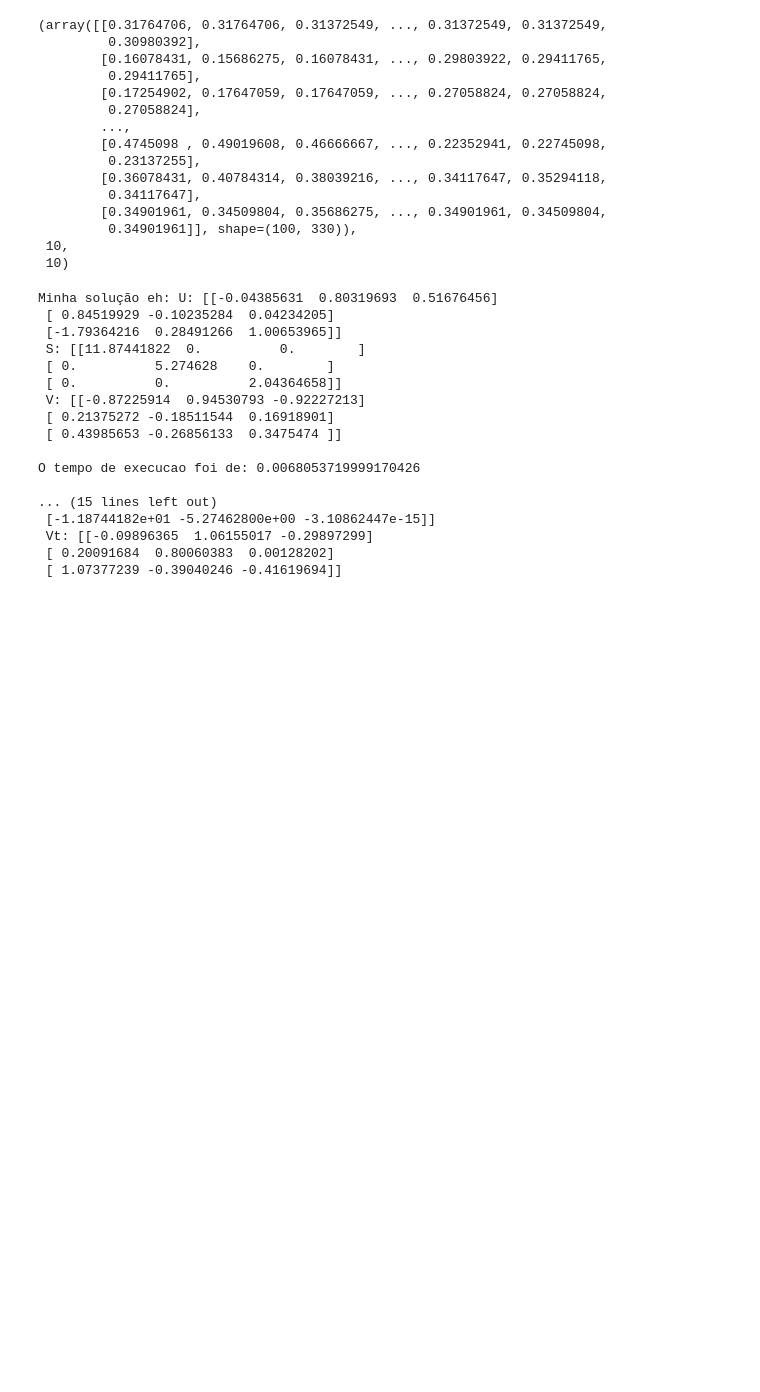
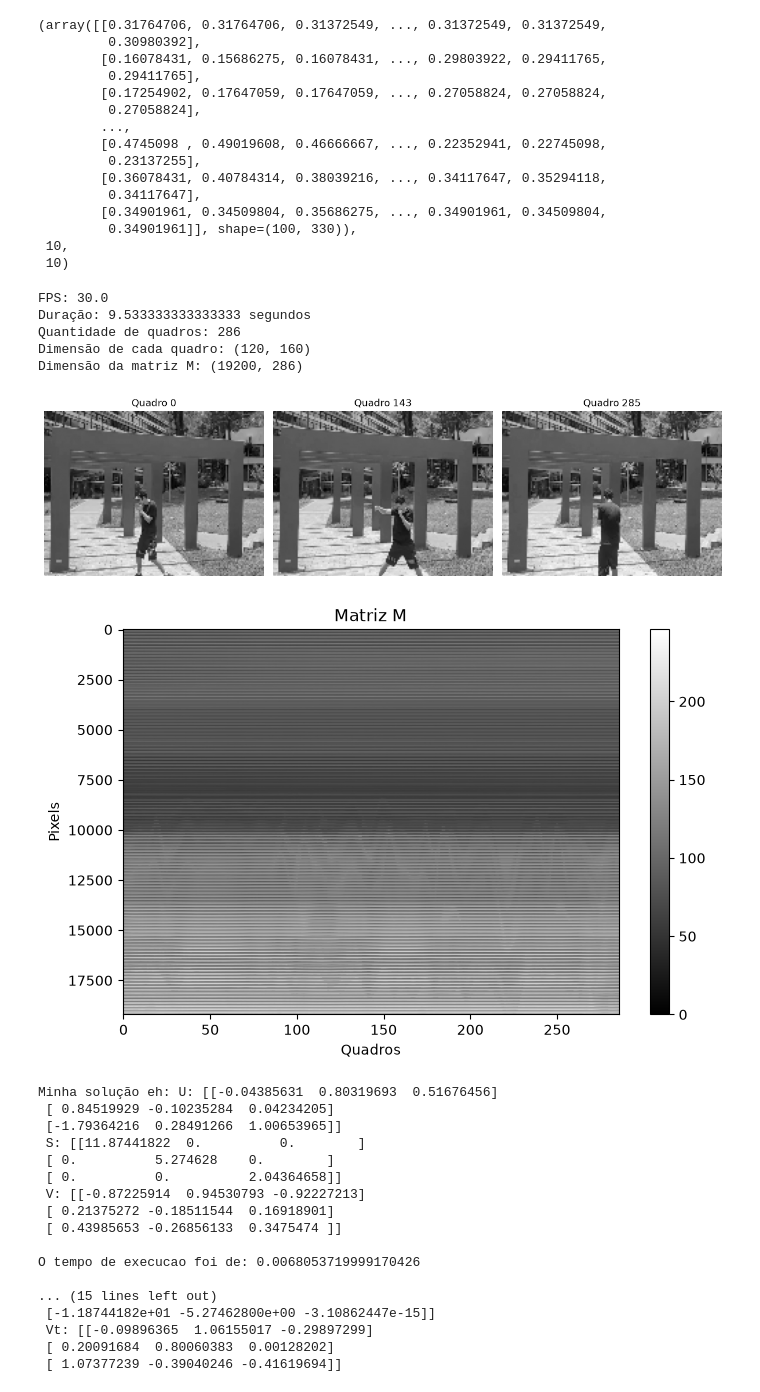
Before and after one commit to bruvanjura/calculo_numerico, a Jupyter notebook: codigo_teste.ipynb, the cells around one changed output. Saved outputs shown, nothing was run; the diff lists cells and outputs as text; code cells hidden in the pictures; blank space fills up the shorter version.

Commit message:
Adicionando um novo modo de obter a matriz M/BRUNO

```diff
--- a/codigo_teste.ipynb
+++ b/codigo_teste.ipynb
@@ -49,6 +49,83 @@ carregar_video_como_matriz("data/teste.mp4", 10, 10)
          0.34901961]], shape=(100, 330)),
  10,
  10)
+# %%
+#Teste 2
+
+# 1. Abrir o vídeo
+video = cv2.VideoCapture("data/teste2.mp4")
+
+# Informações do vídeo
+fps = video.get(cv2.CAP_PROP_FPS)
+total_frames = video.get(cv2.CAP_PROP_FRAME_COUNT)
+
+duracao = total_frames / fps
+
+print("FPS:", fps)
+print("Duração:", duracao, "segundos")
+
+# 2. Extrair e processar os quadros
+frames = []
+
+while True:
+    ret, frame = video.read()
+
+    if not ret:
+        break
+
+    # Converter para escala de cinza
+    gray = cv2.cvtColor(frame, cv2.COLOR_BGR2GRAY)
+
+    # Redimensionar os quadros
+    gray = cv2.resize(gray, (160, 120))
+
+    frames.append(gray)
+
+video.release()
+
+# 3. Verificar os quadros
+print("Quantidade de quadros:", len(frames))
+print("Dimensão de cada quadro:", frames[0].shape)
+
+# 4. Vetorizar cada quadro
+vetores = [frame.flatten() for frame in frames]
+
+# 5. Construir a matriz M
+M = np.column_stack(vetores).astype(float)
+
+print("Dimensão da matriz M:", M.shape)
+
+# 6. Visualizar alguns quadros
+fig, axes = plt.subplots(1, 3, figsize=(12, 4))
+
+indices = [0, len(frames)//2, len(frames)-1]
+
+for ax, idx in zip(axes, indices):
+    ax.imshow(frames[idx], cmap='gray')
+    ax.set_title(f"Quadro {idx}")
+    ax.axis('off')
+
+plt.tight_layout()
+plt.show()
+
+# 7. Visualizar a matriz M
+plt.figure(figsize=(8, 5))
+plt.imshow(M, cmap='gray', aspect='auto')
+plt.title("Matriz M")
+plt.xlabel("Quadros")
+plt.ylabel("Pixels")
+plt.colorbar()
+plt.show()
+
+print(M)
+# %% [output]
+FPS: 30.0
+Duração: 9.533333333333333 segundos
+Quantidade de quadros: 286
+Dimensão de cada quadro: (120, 160)
+Dimensão da matriz M: (19200, 286)
+[figure, added]
+[figure, added]
 # %%
 #Funções de decomposição SVD
 
```
Also changed, not shown: 1 other file.
